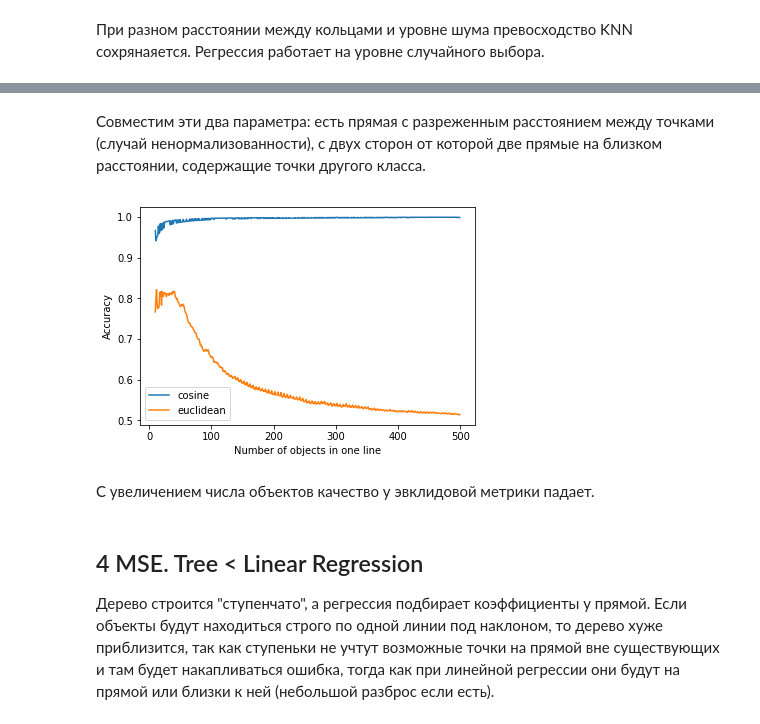
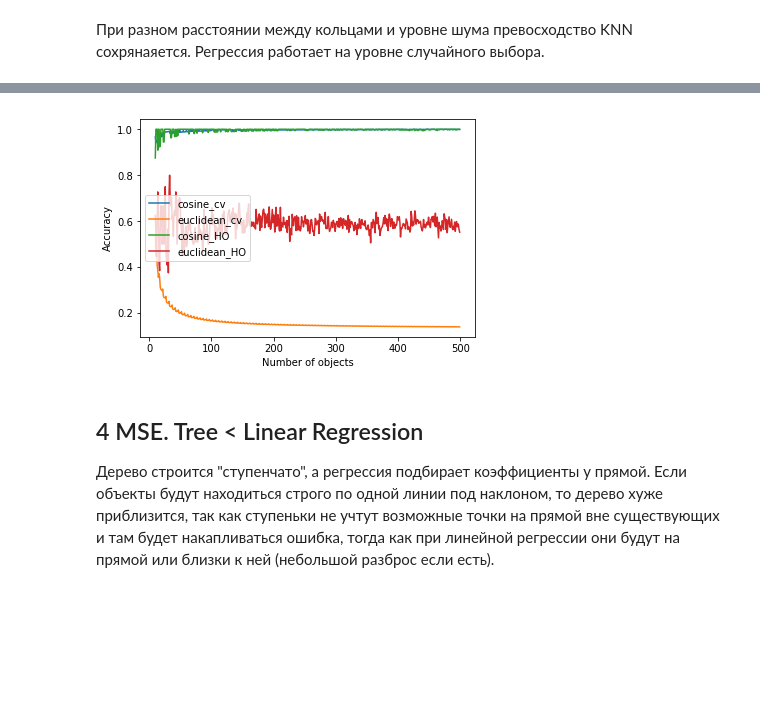
Before and after one commit to dkbrz/Python_HW_2018, a Jupyter notebook: HW_2/HW_2.ipynb, the cells around one changed output, grey strips where cells are left out. Saved outputs shown, nothing was run; the diff lists cells and outputs as text; code cells hidden in the pictures; blank space fills up the shorter version.

```diff
--- a/HW_2/HW_2.ipynb
+++ b/HW_2/HW_2.ipynb
@@ -43,8 +57,8 @@ lr = LogisticRegression(solver='liblinear')
 def generate_lines(n):
     X = []
     y = []
-    X.extend([[x, np.tan(np.pi/4)*x] for x in np.array(range(1,n+1))])
-    X.extend([[x, np.tan(np.pi/4+0.1/n)*x] for x in np.array(range(1,n+1))])
+    X.extend([[x, np.tan(np.pi/4)*x] for x in np.linspace(1,1000, n)])
+    X.extend([[x, np.tan(np.pi/4+0.1/n)*x] for x in np.linspace(1,1000, n)])
     y.extend([1]*n)
     y.extend([0]*n)
     return X, y
@@ -80,12 +97,13 @@ plt.show()
 # %%
-x_p, y_p, y2_p = [],[],[]
-for i in range (50, 1000, 5):
+x_p, y_p, y2_p, yf1, yf2 = [],[],[],[],[]
+for i in range (20, 200, 1):
     X, y = make_circles(n_samples=i, noise=random.uniform(0, 0.3), factor=random.uniform(0.1, 0.5))
-    y_p.append(cross_val_score(knn, X, y, cv=5, scoring='accuracy').mean())
+    clf1 = KNeighborsClassifier()
+    clf2 = LogisticRegression(solver='liblinear')
+    y_p, y2_p, yf1, yf2 = pipeline(X, y, clf1, clf2, y_p, y2_p, yf1, yf2)
     x_p.append(i)
-    y2_p.append(cross_val_score(lr, X, y, cv=5, scoring='accuracy').mean())
-plt.plot(x_p, y_p, x_p, y2_p)
-plt.legend(['KNN', 'LR'])
+plt.plot(x_p, y_p, x_p, y2_p, x_p, yf1, x_p, yf2)
+plt.legend(['KNN_cv', 'LR_cv', 'KNN_HO','LR_HO'])
 plt.xlabel('Number of objects')
 plt.ylabel('Accuracy')
 plt.show()
@@ -103,9 +117,0 @@ knn_e = KNeighborsClassifier(metric='euclidean')
-# %%
-x = np.array(range(3,14))
-y = np.array([np.tan(np.pi/4)*i for i in  x])
-x_2 = np.array(range(3,14))
-y_2 = np.array([np.tan(np.pi/6)*i for i in  x])
-
-plt.scatter(x,y)
-plt.scatter(x_2*2, y_2*2)
-plt.show()
@@ -114,32 +118,29 @@ plt.show()
-# %% [markdown]
-Совместим эти два параметра: есть прямая с разреженным расстоянием между точками (случай ненормализованности), с двух сторон от которой две прямые на близком расстоянии, содержащие точки другого класса.
 # %%
 def generate_ce(n):
     X = []
     y = []
-    X.extend([[i, i*np.tan(np.pi/3.5)] for i in range(n)])
-    X.extend([[i*2, i*2*np.tan(np.pi/3.6)] for i in range(n)])
-    X.extend([[i, i*np.tan(np.pi/3.7)] for i in range(n)])
+    X.extend([[i, i*np.tan(np.pi/3.599)] for i in range(n)])
+    X.extend([[i, i*np.tan(np.pi/3.6)] for i in range(n)])
+    X.extend([[i, i*np.tan(np.pi/3.601)] for i in range(n)])
     y.extend([1]*n)
     y.extend([0]*n)
     y.extend([1]*n)
     return X, y
 # %%
-x_p, y_p, y2_p = [],[],[]
+x_p, y_p, y2_p, yf1, yf2 = [],[],[],[],[]
 for i in range (10, 500, 1):
     X, y = generate_ce(i)
-    y_p.append(cross_val_score(knn_c, X, y, cv=5).mean())
+    clf1 = KNeighborsClassifier(metric='cosine')
+    clf2 = KNeighborsClassifier(metric='euclidean')
+    y_p, y2_p, yf1, yf2 = pipeline(X, y, clf1, clf2, y_p, y2_p, yf1, yf2)
     x_p.append(i)
-    y2_p.append(cross_val_score(knn_e, X, y, cv=5).mean())
-plt.plot(x_p, y_p, x_p, y2_p)
-plt.legend(['cosine', 'euclidean'])
-plt.xlabel('Number of objects in one line')
+plt.plot(x_p, y_p, x_p, y2_p, x_p, yf1, x_p, yf2)
+plt.legend(['cosine_cv', 'euclidean_cv', 'cosine_HO','euclidean_HO'])
+plt.xlabel('Number of objects')
 plt.ylabel('Accuracy')
 plt.show()
 # %% [output]
-[figure, old version]
+[figure, new version]
-# %% [markdown]
-С увеличением числа объектов качество у эвклидовой метрики падает.
 # %% [markdown]
 ## 4 MSE. Tree < Linear Regression
 
```
Also changed, not shown: parts of 19 cells of this notebook.
